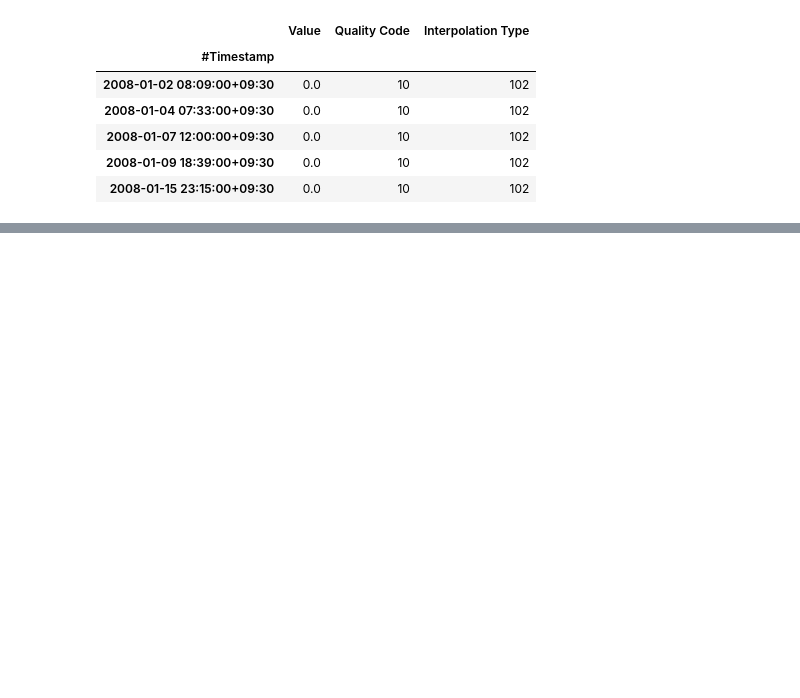
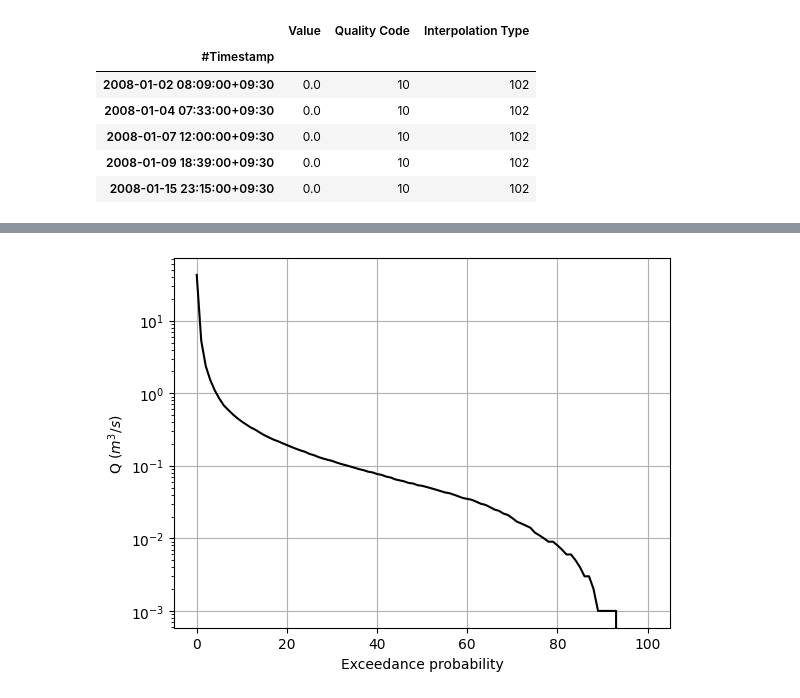
Before and after one commit to Skygers/Hydrology-and-Hydrogeology-Data-Driven, a Jupyter notebook: Data Processing and Multivariate Exploratory Data Analysis.ipynb, the cells around one changed output, grey strips where cells are left out. Cells and saved outputs as stored; diff of their text form; code cells hidden in the pictures; blank space fills up the shorter version.

```diff
--- a/Data Processing and Multivariate Exploratory Data Analysis.ipynb
+++ b/Data Processing and Multivariate Exploratory Data Analysis.ipynb
@@ -27,0 +83,8 @@ Data['Value'].plot()
+# %%
+from function import flowduration as flow
+
+fd, fig = flow.flowduration(Data)
+fig.savefig('output/Flow Duration Curve.png')
+fd.to_csv('output/Flow Duration Curve.csv', index_label='Percentile')
+# %% [output]
+[figure, added]
```
Also changed, not shown: parts of 6 cells of this notebook, 3 other files.
